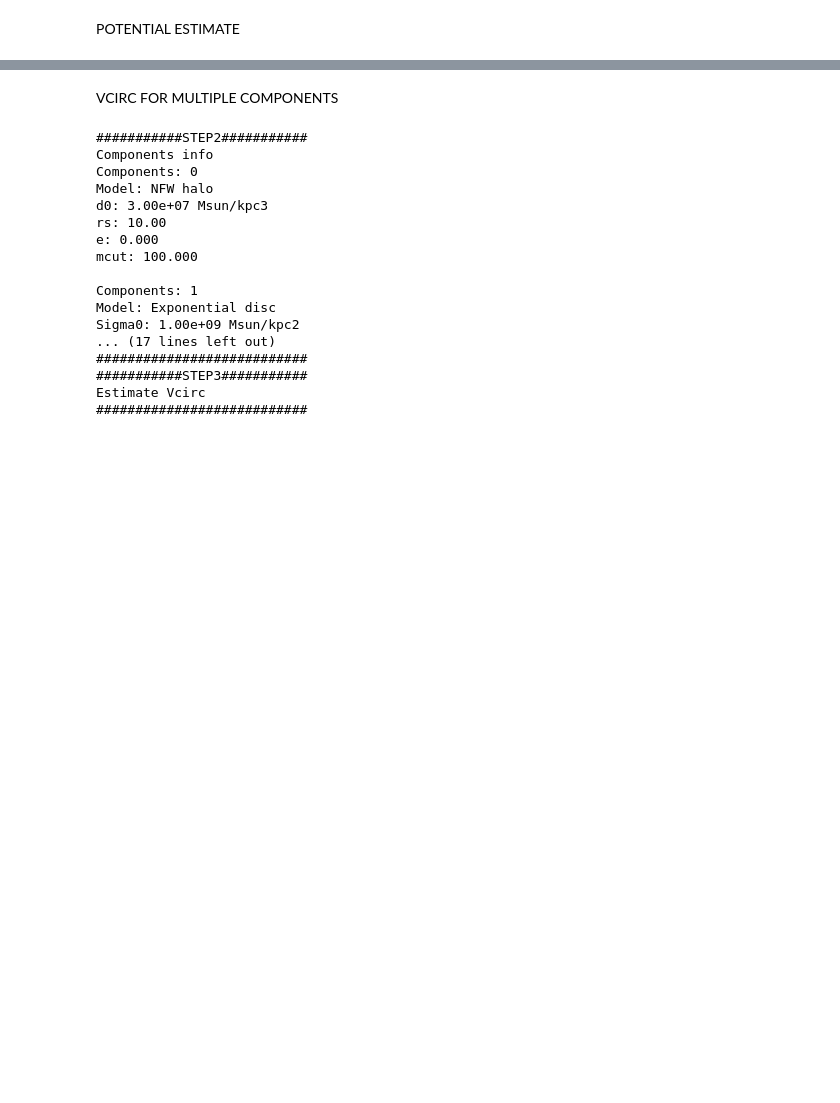
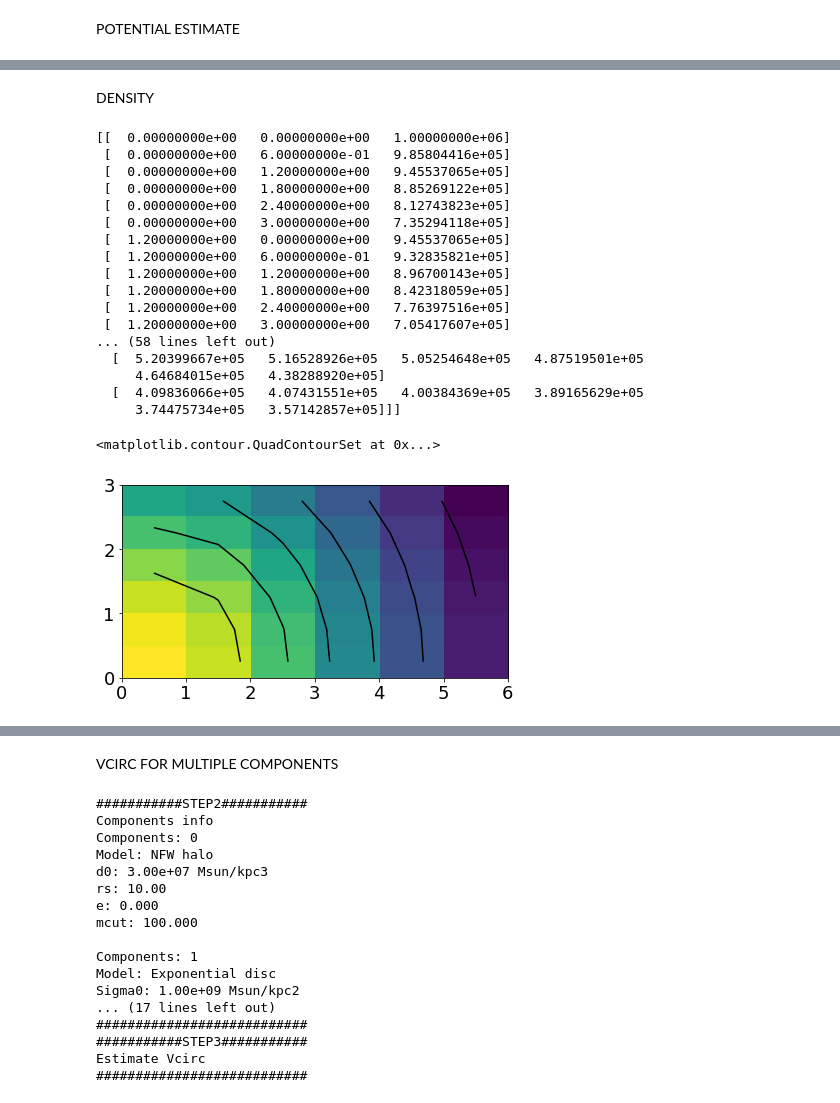
Before and after one commit to editeodoro/discH, a Jupyter notebook: doc/Tutorial.ipynb, the cells around one changed output, grey strips where cells are left out. Drawn from its saved outputs; the diff is of its cells as text; code cells hidden in the pictures; blank space fills up the shorter version.

```diff
--- a/doc/Tutorial.ipynb
+++ b/doc/Tutorial.ipynb
@@ -1130,0 +1185,47 @@ Sigma0: 1.00e+06 Msun/kpc2
+# %% [markdown]
+DENSITY
+# %%
+#The estimate of the density is similar to the one of the Potential
+#1-DENS OF A COMPONENT
+
+#Define model
+d0=1e6 #Cental density in Msun/kpc3
+rc=5 #Core radius in Kpc
+mcut=100 #radius where d(m>mcut)=0
+e=0 #ellipticity
+iso_halo=dc.isothermal_halo(d0=d0, rc=rc, mcut=mcut, e=e)
+
+#Estimate density 1D
+R=np.linspace(0,6,6) #List with the cylindrical radial coordinates in Kpc
+Z=np.linspace(0,3,6) #List with the cylindrical vertical coordinates in Kpc
+grid=True #If True create a grid from R and Z, otherwise estimate the potentail in the points (R[0],z[0]) (R[1],Z[1])..ecc
+output='1D' #It sets the shape of the output data.. see below
+dens_grid=iso_halo.dens(R=R,Z=Z,grid=grid,output=output)
+print(dens_grid)
+
+#Estimate density 1D
+output='2D' #It sets the shape of the output data.. see below
+dens_grid=iso_halo.dens(R=R,Z=Z,grid=grid,output=output)
+print(dens_grid)
+plt.imshow(dens_grid[2].T,origin='lower',extent=(np.min(R),np.max(R),np.min(Z),np.max(Z)))
+plt.contour(dens_grid[2].T,origin='lower',extent=(np.min(R),np.max(R),np.min(Z),np.max(Z)),colors='black')
+# %% [output]
+[[  0.00000000e+00   0.00000000e+00   1.00000000e+06]
+ [  0.00000000e+00   6.00000000e-01   9.85804416e+05]
+ [  0.00000000e+00   1.20000000e+00   9.45537065e+05]
+ [  0.00000000e+00   1.80000000e+00   8.85269122e+05]
+ [  0.00000000e+00   2.40000000e+00   8.12743823e+05]
+ [  0.00000000e+00   3.00000000e+00   7.35294118e+05]
+ [  1.20000000e+00   0.00000000e+00   9.45537065e+05]
+ [  1.20000000e+00   6.00000000e-01   9.32835821e+05]
+ [  1.20000000e+00   1.20000000e+00   8.96700143e+05]
+ [  1.20000000e+00   1.80000000e+00   8.42318059e+05]
+ [  1.20000000e+00   2.40000000e+00   7.76397516e+05]
+ [  1.20000000e+00   3.00000000e+00   7.05417607e+05]
+... (58 lines left out)
+  [  5.20399667e+05   5.16528926e+05   5.05254648e+05   4.87519501e+05
+     4.64684015e+05   4.38288920e+05]
+  [  4.09836066e+05   4.07431551e+05   4.00384369e+05   3.89165629e+05
+     3.74475734e+05   3.57142857e+05]]]
+<matplotlib.contour.QuadContourSet at 0x...>
+[figure, added]
```
Also changed, not shown: parts of 13 cells of this notebook, 6 other files.
